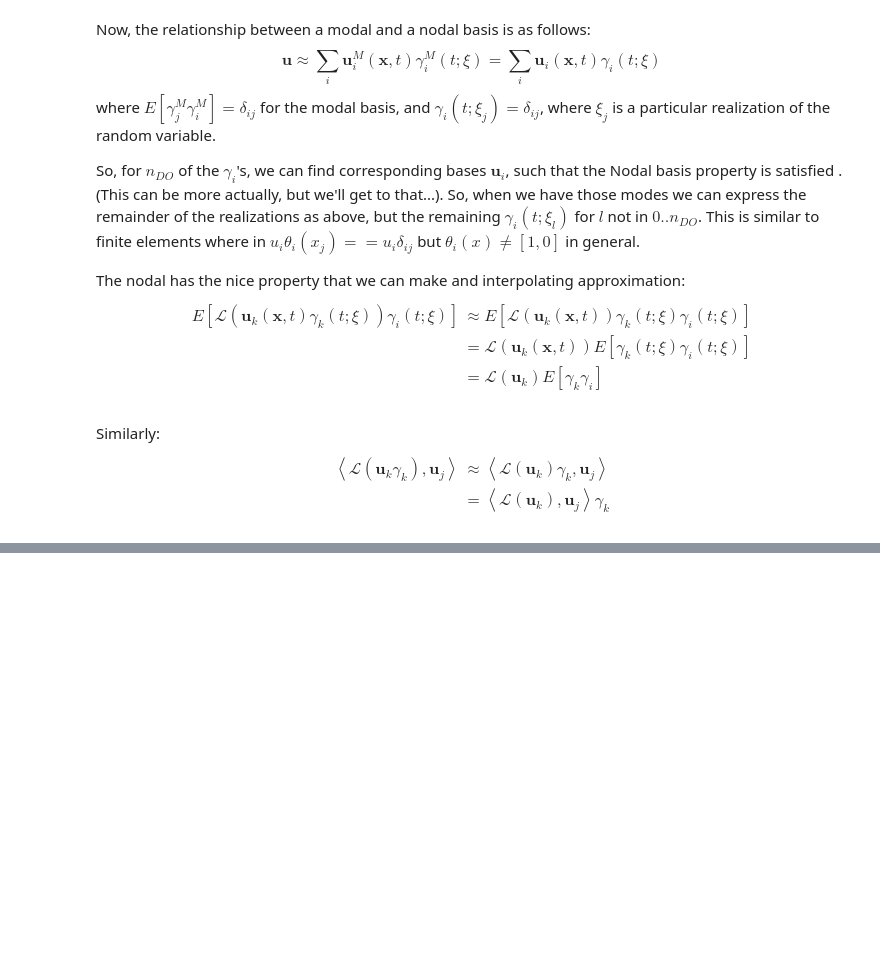
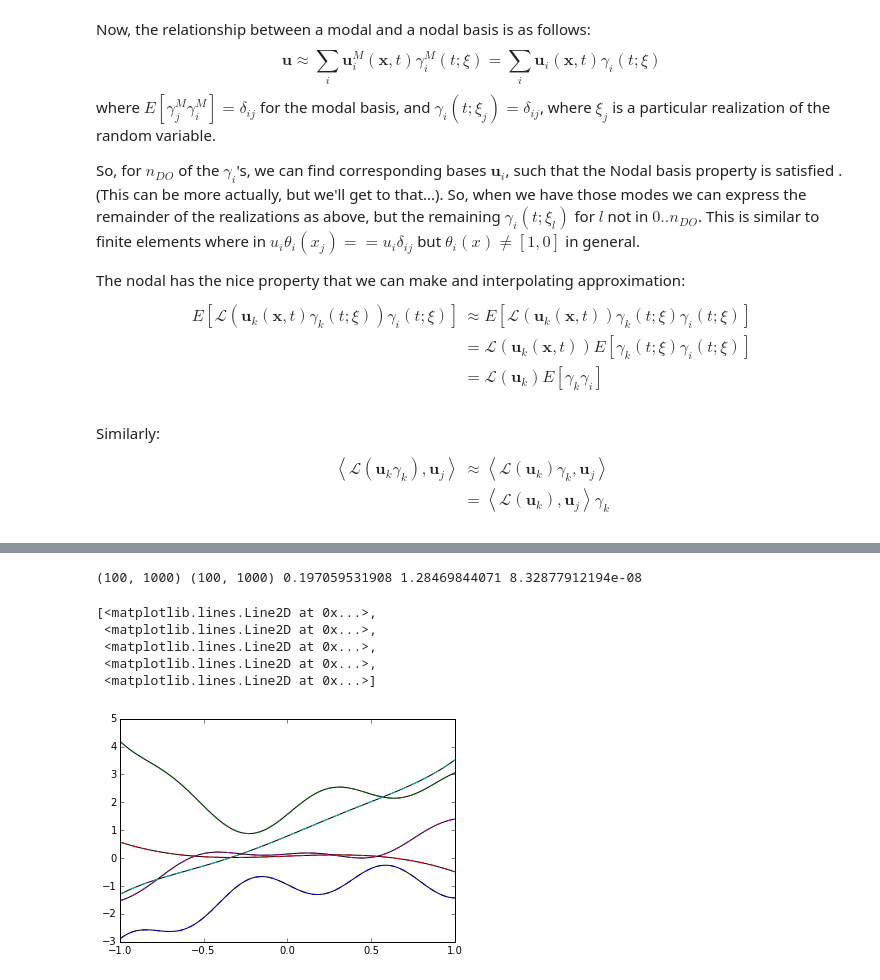
Before and after one commit to empeeu/pyDO, a Jupyter notebook: DO-formulation-generalized-Nodal.ipynb, the cells around one changed output, grey strips where cells are left out. Drawn from its saved outputs; the diff is of its cells as text; code cells hidden in the pictures; blank space fills up the shorter version.

```diff
--- a/DO-formulation-generalized-Nodal.ipynb
+++ b/DO-formulation-generalized-Nodal.ipynb
@@ -429,0 +307,14 @@ Okay, this makes no sense.
+# %%
+# reconstruct the realizations (and compare?)
+u_r = np.dot(uo_i, yo_i.T)
+print u_r.shape, u.shape, np.sqrt(((u-u_r)**2).sum()) / u.shape[0], np.abs(u-u_r).max(), np.abs(u-u_r).min()
+plot(x, u[:, -5:], '-k')
+plot(x, u[:, -5:], '--')
+# %% [output]
+(100, 1000) (100, 1000) 0.197059531908 1.28469844071 8.32877912194e-08
+[<matplotlib.lines.Line2D at 0x...>,
+ <matplotlib.lines.Line2D at 0x...>,
+ <matplotlib.lines.Line2D at 0x...>,
+ <matplotlib.lines.Line2D at 0x...>,
+ <matplotlib.lines.Line2D at 0x...>]
+[figure, added]
```
Also changed, not shown: parts of 63 cells of this notebook.
